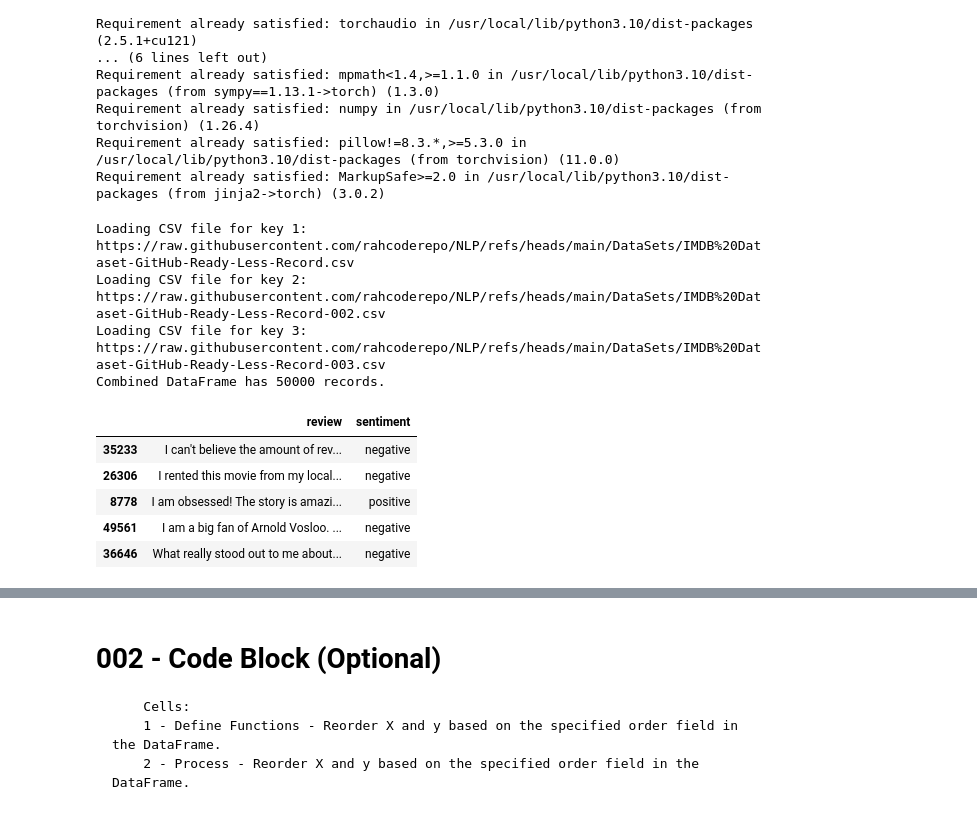
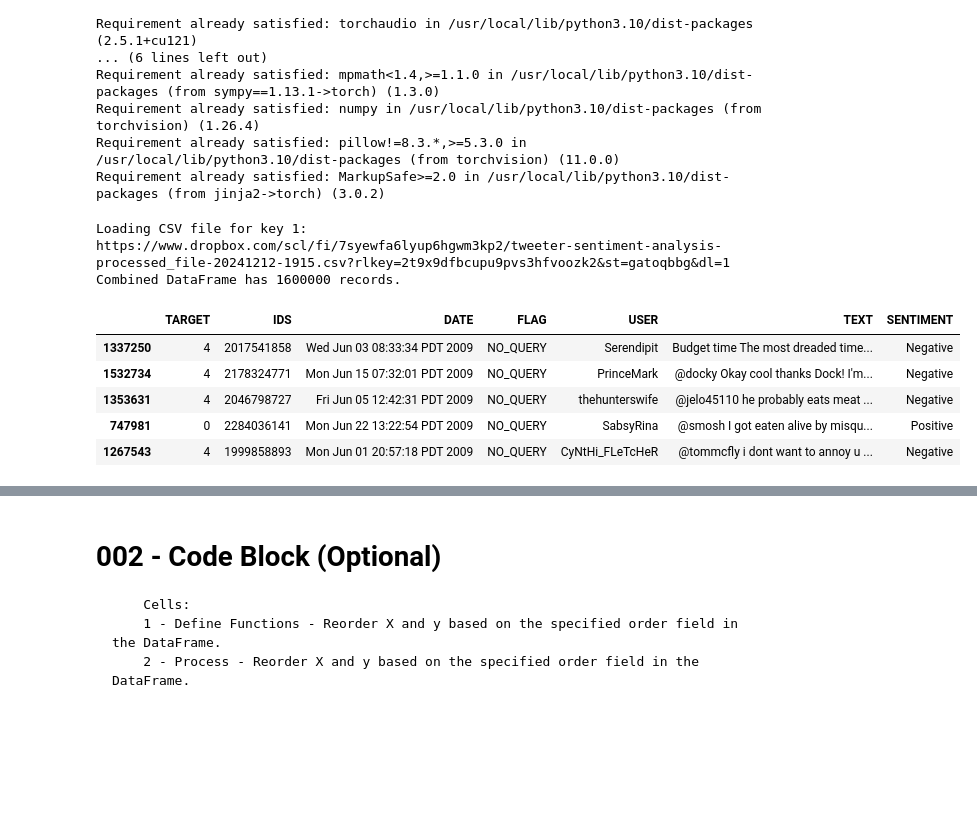
Before and after one commit to rahcoderepo/NLP, a Jupyter notebook: NLP-Assignment/RAH_NLP_Assignment_2_prep_workshop.ipynb, the cells around one changed output, grey strips where cells are left out. Drawn from its saved outputs; the diff is of its cells as text; code cells hidden in the pictures; blank space fills up the shorter version.

```diff
--- a/NLP-Assignment/RAH_NLP_Assignment_2_prep_workshop.ipynb
+++ b/NLP-Assignment/RAH_NLP_Assignment_2_prep_workshop.ipynb
@@ -258,43 +259,56 @@ def combine_csv_files(file_dict):
 # A DataSet will be loaded using the following variables: # Load_DataSet_Option, main_data_field and senti_data_field
 # main_data_field and senti_data_field variables allows us to reuse the same code for different datasets by storing
 # the name of the relevant fields in the variables.
 
 # Select the file_dict value for the dataset you are running
 set_parameter_value("Load_DataSet_Option", 1) #Check for Parameters User Manual Entry
 
 if Load_DataSet_Option == 1: # Default value (reduced size IMDB - RAH GitHub)
     #Only one URL (Small Set to Test)
     file_dict = {
         1: "https://raw.githubusercontent.com/rahcoderepo/NLP/refs/heads/main/DataSets/IMDB%20Dataset-GitHub-Ready-Less-Record.csv"
     }
     main_data_field = "review" # This is the field name where the data to be trained on is found
     senti_data_field = "sentiment" # This is the field name where the labels are found (Sentiment: Positive or Negative)
 
 elif Load_DataSet_Option == 2:
     # Multiple URL (All 3 files that combined contains all data in IMDB Dataset)
     file_dict = {
         1: "https://raw.githubusercontent.com/rahcoderepo/NLP/refs/heads/main/DataSets/IMDB%20Dataset-GitHub-Ready-Less-Record.csv",
         2: "https://raw.githubusercontent.com/rahcoderepo/NLP/refs/heads/main/DataSets/IMDB%20Dataset-GitHub-Ready-Less-Record-002.csv",
         3: "https://raw.githubusercontent.com/rahcoderepo/NLP/refs/heads/main/DataSets/IMDB%20Dataset-GitHub-Ready-Less-Record-003.csv"
     }
     main_data_field = "review" # This is the field name where the data to be trained on is found
     senti_data_field = "sentiment" # This is the field name where the labels are found (Sentiment: Positive or Negative)
+elif Load_DataSet_Option == 3:
+    # Amazon Fine Foods Reviews (RAH DropBox - Open Link)
+    file_dict = {
+        1: "https://www.dropbox.com/scl/fi/o4rhjtirkovyzzzjxffs6/Amazon_Fine_Food_Reviews.csv?rlkey=va98n32bysip1pueke7uir3d0&st=p0hbleor&dl=1"
+    }
+    main_data_field = "Text" # This is the field name where the data to be trained on is found
+    senti_data_field = "Sentiment" # This is the field name where the labels are found (Sentiment: Positive or Negative)
+elif Load_DataSet_Option == 4:
+    # Tweeter Sentiment Analysis DataSet (RAH DropBox - Open Link)
+    file_dict = {
+        1: "https://www.dropbox.com/scl/fi/7syewfa6lyup6hgwm3kp2/tweeter-sentiment-analysis-processed_file-20241212-1915.csv?rlkey=2t9x9dfbcupu9pvs3hfvoozk2&st=gatoqbbg&dl=1"
+    }
+    # Header Field Names are CASE sensitive !!!
+    main_data_field = "TEXT" # This is the field name where the data to be trained on is found
+    senti_data_field = "SENTIMENT" # This is the field name where the labels are found (Sentiment: Positive or Negative)
 
 df = combine_csv_files(file_dict)
 
 # Sample the loaded dataset
 df.sample(5)
 # %% [output]
-Loading CSV file for key 1: https://raw.githubusercontent.com/rahcoderepo/NLP/refs/heads/main/DataSets/IMDB%20Dataset-GitHub-Ready-Less-Record.csv
-Loading CSV file for key 2: https://raw.githubusercontent.com/rahcoderepo/NLP/refs/heads/main/DataSets/IMDB%20Dataset-GitHub-Ready-Less-Record-002.csv
-Loading CSV file for key 3: https://raw.githubusercontent.com/rahcoderepo/NLP/refs/heads/main/DataSets/IMDB%20Dataset-GitHub-Ready-Less-Record-003.csv
-Combined DataFrame has 50000 records.
+Loading CSV file for key 1: https://www.dropbox.com/scl/fi/7syewfa6lyup6hgwm3kp2/tweeter-sentiment-analysis-processed_file-20241212-1915.csv?rlkey=2t9x9dfbcupu9pvs3hfvoozk2&st=gatoqbbg&dl=1
+Combined DataFrame has 1600000 records.
-|  | review | sentiment |
-| 35233 | I can't believe the amount of rev... | negative |
-| 26306 | I rented this movie from my local... | negative |
-| 8778 | I am obsessed! The story is amazi... | positive |
-| 49561 | I am a big fan of Arnold Vosloo. ... | negative |
-| 36646 | What really stood out to me about... | negative |
+|  | TARGET | IDS | DATE | FLAG | USER | TEXT | SENTIMENT |
+| 1337250 | 4 | 2017541858 | Wed Jun 03 08:33:34 PDT 2009 | NO_QUERY | Serendipit | Budget time The most dreaded time... | Negative |
+| 1532734 | 4 | 2178324771 | Mon Jun 15 07:32:01 PDT 2009 | NO_QUERY | PrinceMark | @docky Okay cool thanks Dock! I'm... | Negative |
+| 1353631 | 4 | 2046798727 | Fri Jun 05 12:42:31 PDT 2009 | NO_QUERY | thehunterswife | @jelo45110 he probably eats meat ... | Negative |
+| 747981 | 0 | 2284036141 | Mon Jun 22 13:22:54 PDT 2009 | NO_QUERY | SabsyRina | @smosh I got eaten alive by misqu... | Positive |
+| 1267543 | 4 | 1999858893 | Mon Jun 01 20:57:18 PDT 2009 | NO_QUERY | CyNtHi_FLeTcHeR | @tommcfly i dont want to annoy u ... | Negative |
 # %%
 # @title Inspecting the DataSet - Relevant Information
 
```
Also changed, not shown: parts of 11 cells of this notebook.
